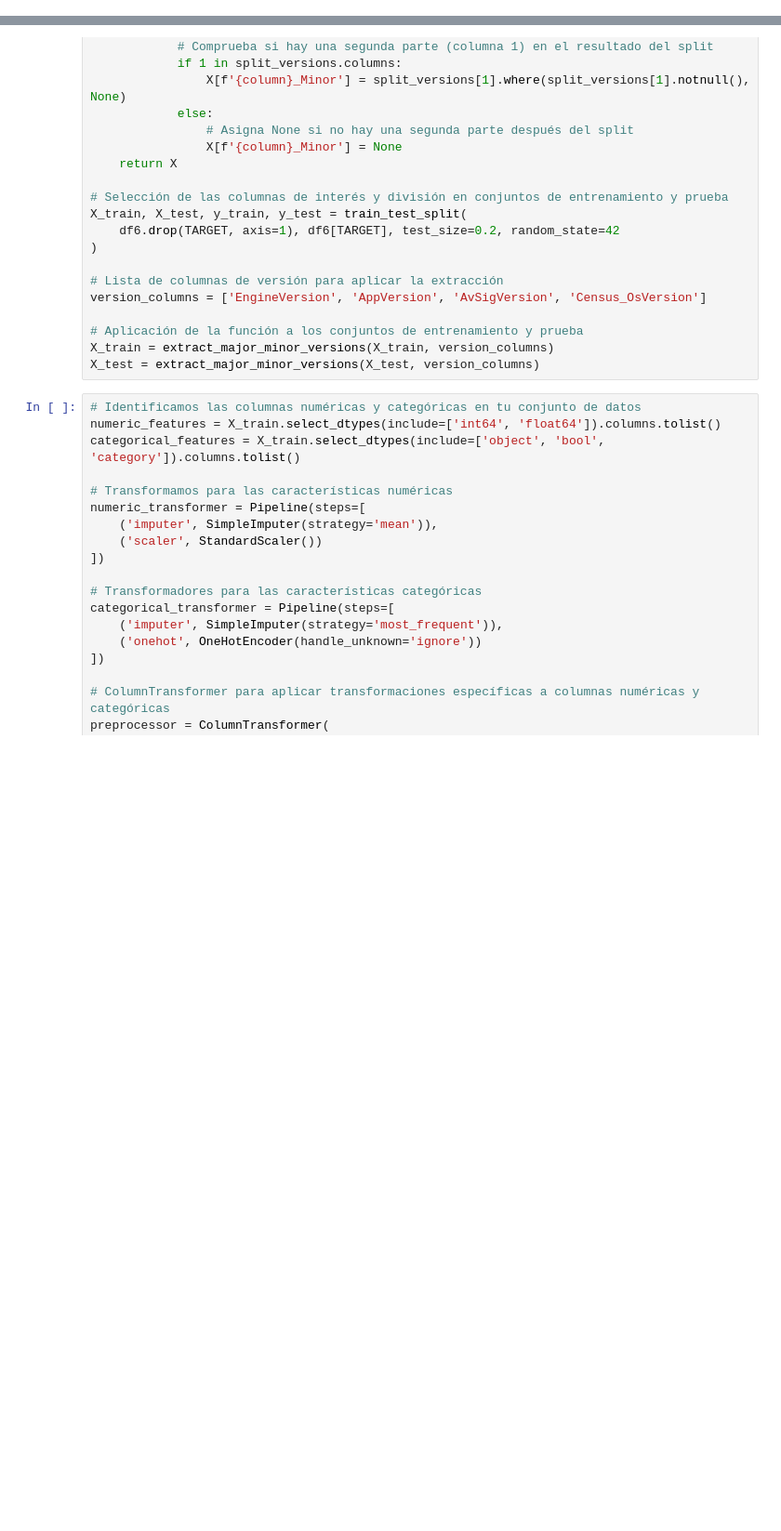
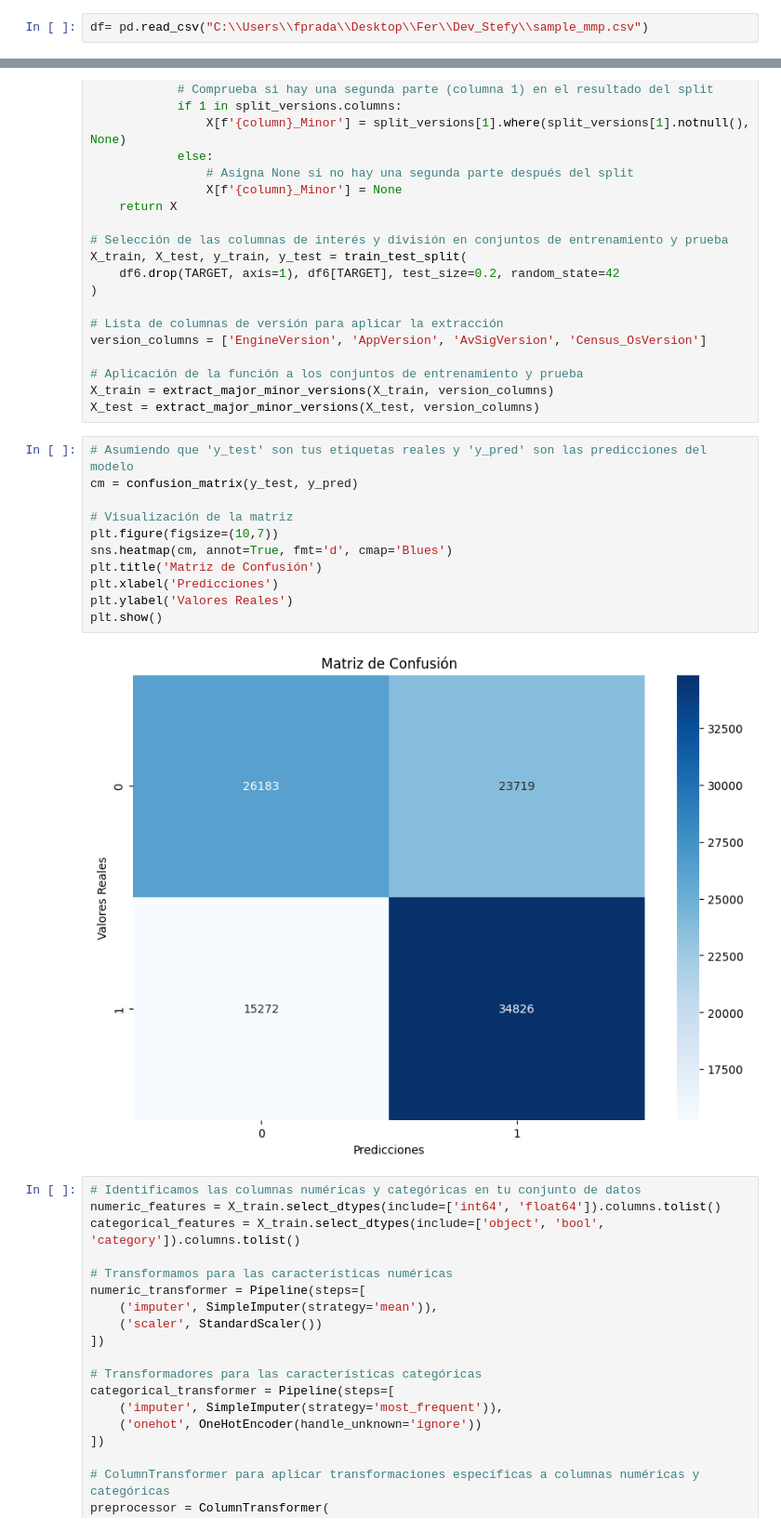
Before and after one commit to StefanyAp/EntregableMachineLearning, a Jupyter notebook: main.ipynb, the cells around one changed output, grey strips where cells are left out. Shown at 93% size. Cells and saved outputs as stored; diff of their text form; blank space fills up the shorter version.

Commit message:
Matriz de confusión
He puesto una matriz de confusión para ver como de fiables son los datos.

```diff
--- a/main.ipynb
+++ b/main.ipynb
@@ -29,3 +28,5 @@ df= pd.read_csv("/Users/fernandopradagorge/Documents/Universidad/Master Data Sci
+# %%
+df= pd.read_csv("C:\\Users\\fprada\\Desktop\\Fer\\Dev_Stefy\\sample_mmp.csv")
 # %%
 df.head(5)
 # %% [output]
@@ -1416,6 +1408,19 @@ version_columns = ['EngineVersion', 'AppVersion', 'AvSigVersion', 'Census_OsVers
 # Aplicación de la función a los conjuntos de entrenamiento y prueba
 X_train = extract_major_minor_versions(X_train, version_columns)
 X_test = extract_major_minor_versions(X_test, version_columns)
+# %%
+# Asumiendo que 'y_test' son tus etiquetas reales y 'y_pred' son las predicciones del modelo
+cm = confusion_matrix(y_test, y_pred)
+
+# Visualización de la matriz
+plt.figure(figsize=(10,7))
+sns.heatmap(cm, annot=True, fmt='d', cmap='Blues')
+plt.title('Matriz de Confusión')
+plt.xlabel('Predicciones')
+plt.ylabel('Valores Reales')
+plt.show()
+# %% [output]
+[figure, added]
 # %%
 # Identificamos las columnas numéricas y categóricas en tu conjunto de datos
 numeric_features = X_train.select_dtypes(include=['int64', 'float64']).columns.tolist()
```
Also changed, not shown: parts of 4 cells of this notebook.
